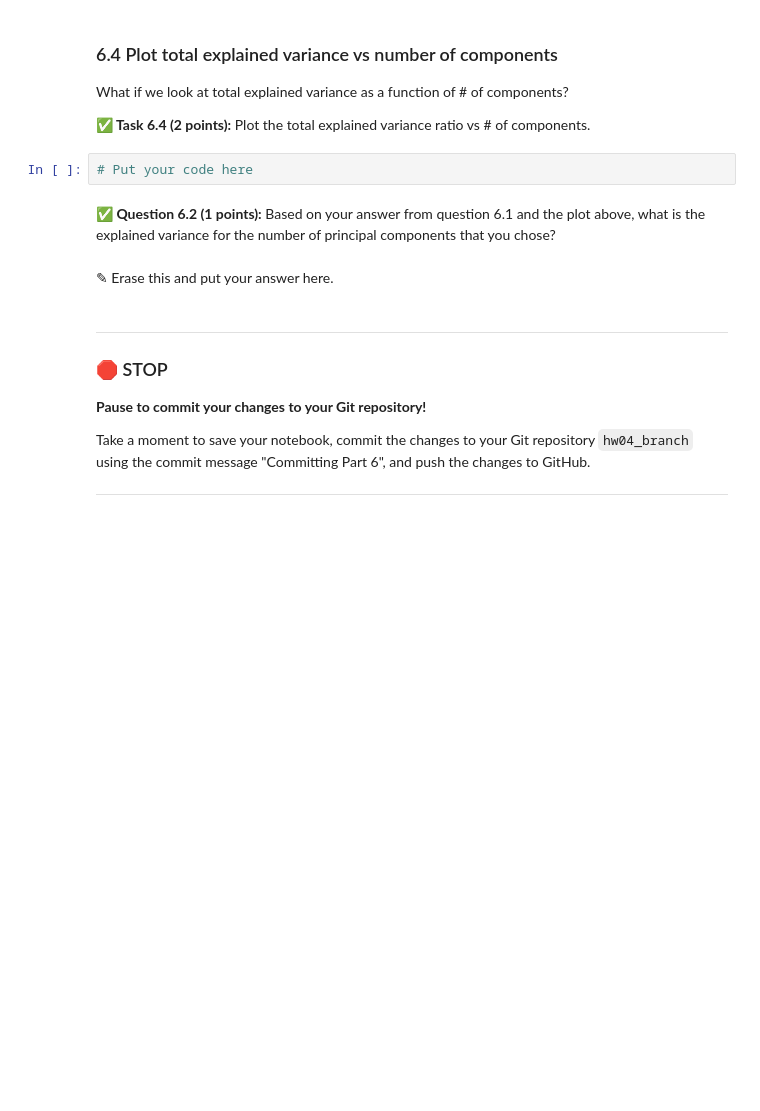
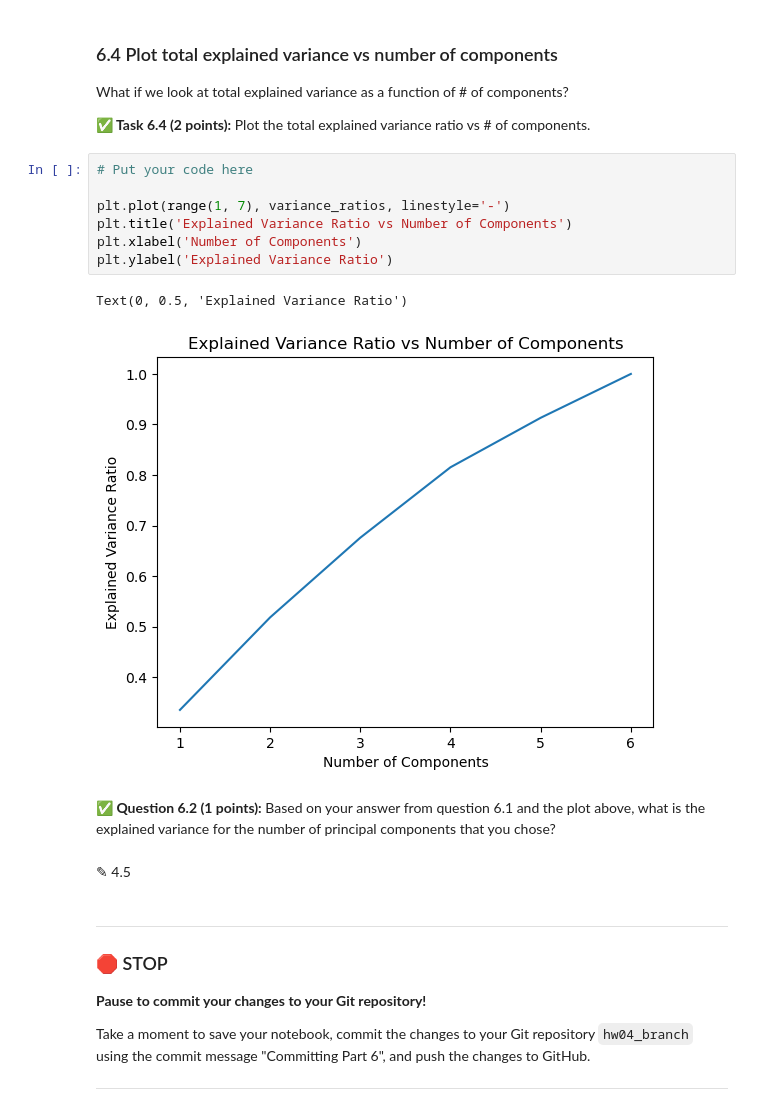
Before and after one commit to Lawpantoe/CMSE202-f23-turnin, a Jupyter notebook: hw-04/HW-04_PerceptronSVMandPCA-STUDENT.ipynb, the cells around one changed output. Drawn from its saved outputs; the diff is of its cells as text; blank space fills up the shorter version.

```diff
--- a/hw-04/HW-04_PerceptronSVMandPCA-STUDENT.ipynb
+++ b/hw-04/HW-04_PerceptronSVMandPCA-STUDENT.ipynb
@@ -540,12 +589,20 @@ Now that we have those numbers, it makes sense to look at the accuracy vs # of c
 What if we look at total explained variance as a function of # of components?
 
 **&#9989; Task 6.4 (2 points):** Plot the total explained variance ratio vs # of components.
-# %%
-# Put your code here
+# %%
+# Put your code here
+
+plt.plot(range(1, 7), variance_ratios, linestyle='-')
+plt.title('Explained Variance Ratio vs Number of Components')
+plt.xlabel('Number of Components')
+plt.ylabel('Explained Variance Ratio')
+# %% [output]
+Text(0, 0.5, 'Explained Variance Ratio')
+[figure, added]
 # %% [markdown]
 **&#9989; Question 6.2 (1 points):** Based on your answer from question 6.1 and the plot above, what is the explained variance for the number of principal components that you chose?
 # %% [markdown]
-<font size=+3>&#9998;</font> Erase this and put your answer here.
+<font size=+3>&#9998;</font> 4.5
 # %% [markdown]
 ---
 ### &#128721; STOP
```
Also changed, not shown: parts of 10 cells of this notebook.
